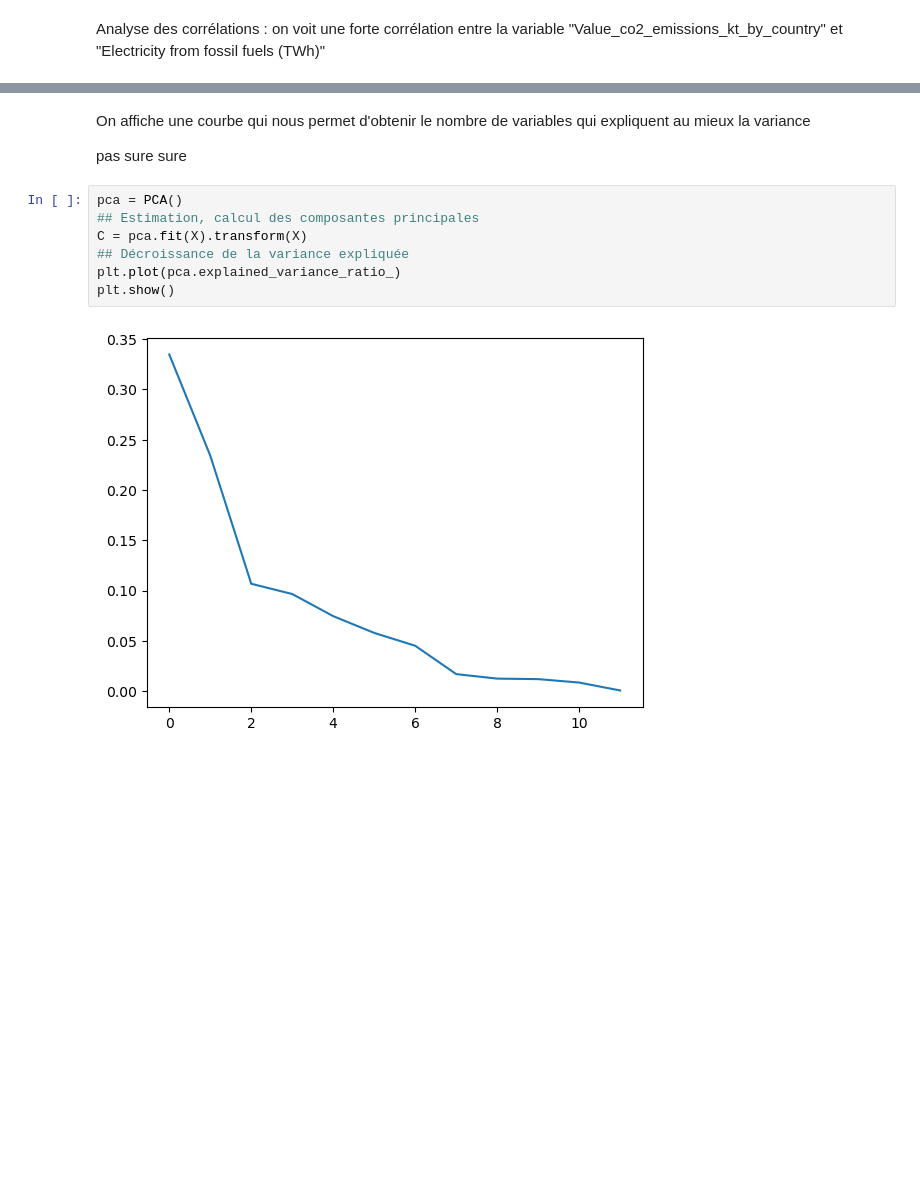
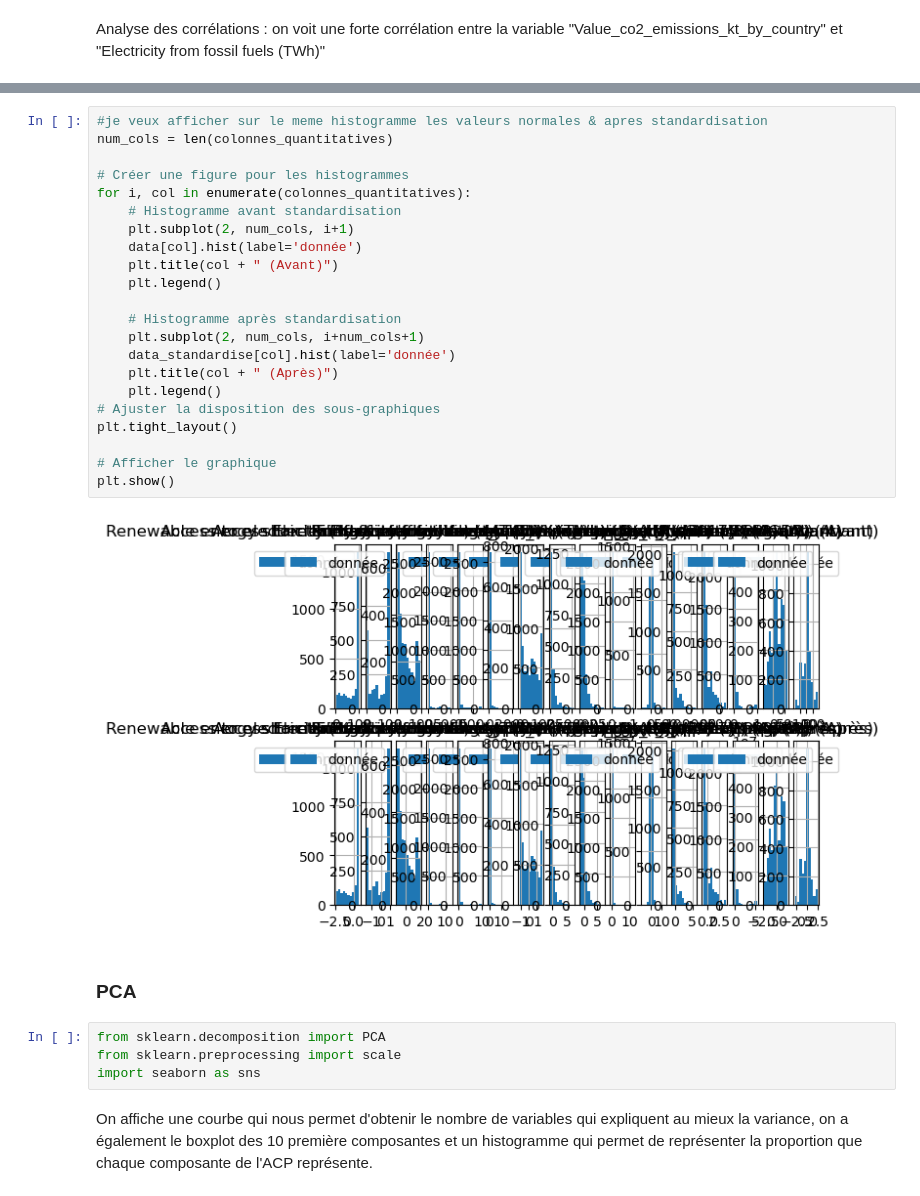
Before and after one commit to julien-richaume/projet_machine_learning, a Jupyter notebook: Projet-ML-Python.ipynb, the cells around one changed output, grey strips where cells are left out. Cells and saved outputs as stored; diff of their text form; blank space fills up the shorter version.

```diff
--- a/Projet-ML-Python.ipynb
+++ b/Projet-ML-Python.ipynb
@@ -365,13 +424,32 @@ X=scale(data[interesting_columns])
+# %%
+#je veux afficher sur le meme histogramme les valeurs normales & apres standardisation
+num_cols = len(colonnes_quantitatives)
+
+# Créer une figure pour les histogrammes
+for i, col in enumerate(colonnes_quantitatives):
+    # Histogramme avant standardisation
+    plt.subplot(2, num_cols, i+1)
+    data[col].hist(label='donnée')
+    plt.title(col + " (Avant)")
+    plt.legend()
+
+    # Histogramme après standardisation
+    plt.subplot(2, num_cols, i+num_cols+1)
+    data_standardise[col].hist(label='donnée')
+    plt.title(col + " (Après)")
+    plt.legend()
+# Ajuster la disposition des sous-graphiques
+plt.tight_layout()
+
+# Afficher le graphique
+plt.show()
+# %% [output]
+[figure, added]
+# %% [markdown]
+### PCA
+# %%
+from sklearn.decomposition import PCA
+from sklearn.preprocessing import scale
+import seaborn as sns
 # %% [markdown]
-On affiche une courbe qui nous permet d'obtenir le nombre de variables qui expliquent au mieux la variance
-
-pas sure sure
+On affiche une courbe qui nous permet d'obtenir le nombre de variables qui expliquent au mieux la variance, on a également le boxplot des 10 première composantes et un histogramme qui permet de représenter la proportion que chaque composante de l'ACP représente.
-# %%
-pca = PCA()
-## Estimation, calcul des composantes principales
-C = pca.fit(X).transform(X)
-## Décroissance de la variance expliquée
-plt.plot(pca.explained_variance_ratio_)
-plt.show()
-# %% [output]
-[figure, removed]
```
Also changed, not shown: parts of 27 cells of this notebook.
